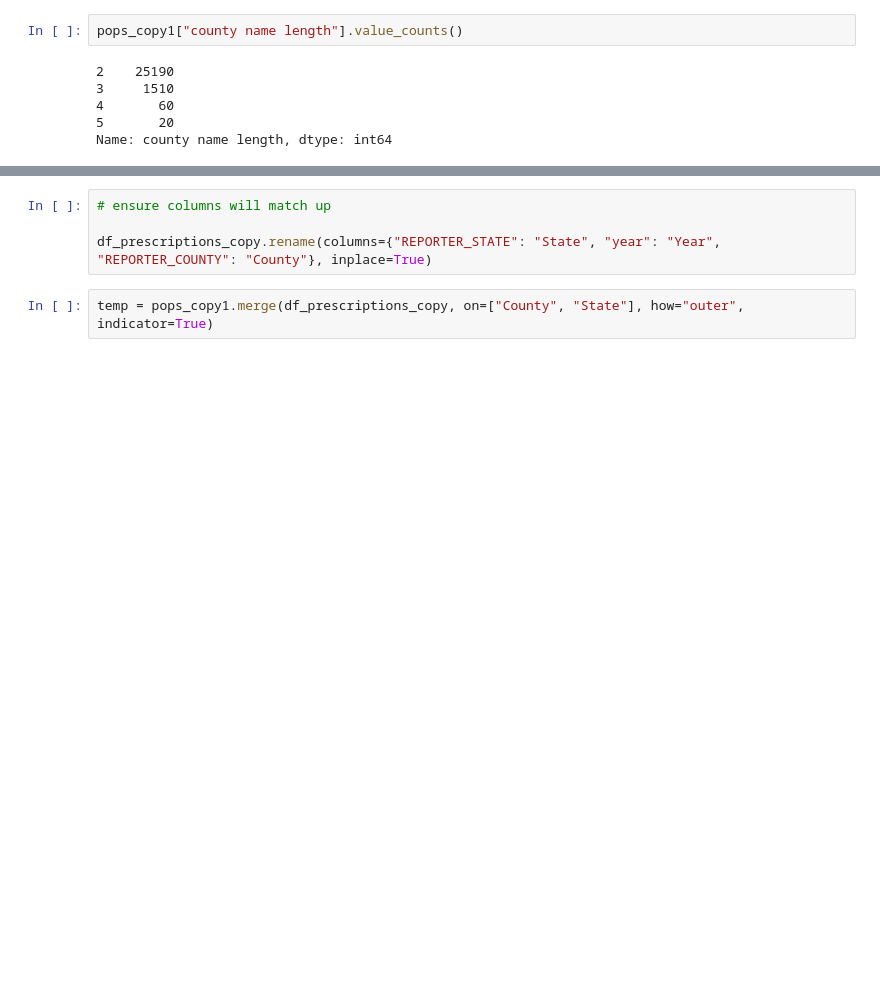
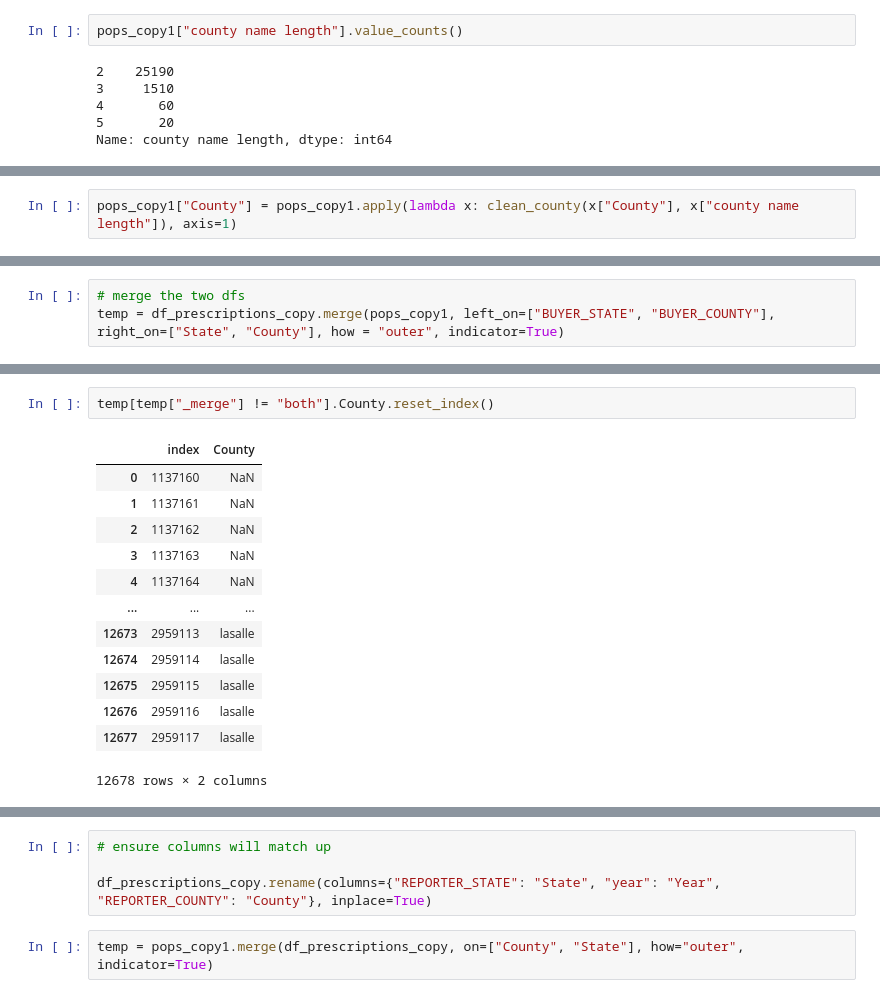
Before and after one commit to abzdel/Opioid-Analysis, a Jupyter notebook: 02_clean_data.ipynb, the cells around one changed output, grey strips where cells are left out. Cells and saved outputs as stored; diff of their text form; blank space fills up the shorter version.

```diff
--- a/02_clean_data.ipynb
+++ b/02_clean_data.ipynb
@@ -405,0 +416,2 @@ Name: county name length, dtype: int64
+# %%
+pops_copy1["County"] = pops_copy1.apply(lambda x: clean_county(x["County"], x["county name length"]), axis=1)
@@ -405,0 +439,3 @@ Name: county name length, dtype: int64
+# %%
+# merge the two dfs
+temp = df_prescriptions_copy.merge(pops_copy1, left_on=["BUYER_STATE", "BUYER_COUNTY"], right_on=["State", "County"], how = "outer", indicator=True)
@@ -406,3 +468,19 @@ Name: county name length, dtype: int64
+# %%
+temp[temp["_merge"] != "both"].County.reset_index()
+# %% [output]
+|  | index | County |
+| 0 | 1137160 | NaN |
+| 1 | 1137161 | NaN |
+| 2 | 1137162 | NaN |
+| 3 | 1137163 | NaN |
+| 4 | 1137164 | NaN |
+| ... | ... | ... |
+| 12673 | 2959113 | lasalle |
+| 12674 | 2959114 | lasalle |
+| 12675 | 2959115 | lasalle |
+| 12676 | 2959116 | lasalle |
+| 12677 | 2959117 | lasalle |
+12678 rows × 2 columns
 # %%
 # for pops.County values ==2, strip with a space and take the first value
 pops_copy1.loc[pops_copy1["county name length"] == 2, "County"] = pops_copy1.loc[pops_copy1["county name length"] == 2, "County"].apply(lambda x: x.split(" ")[0])
```
Also changed, not shown: parts of 18 cells of this notebook.
